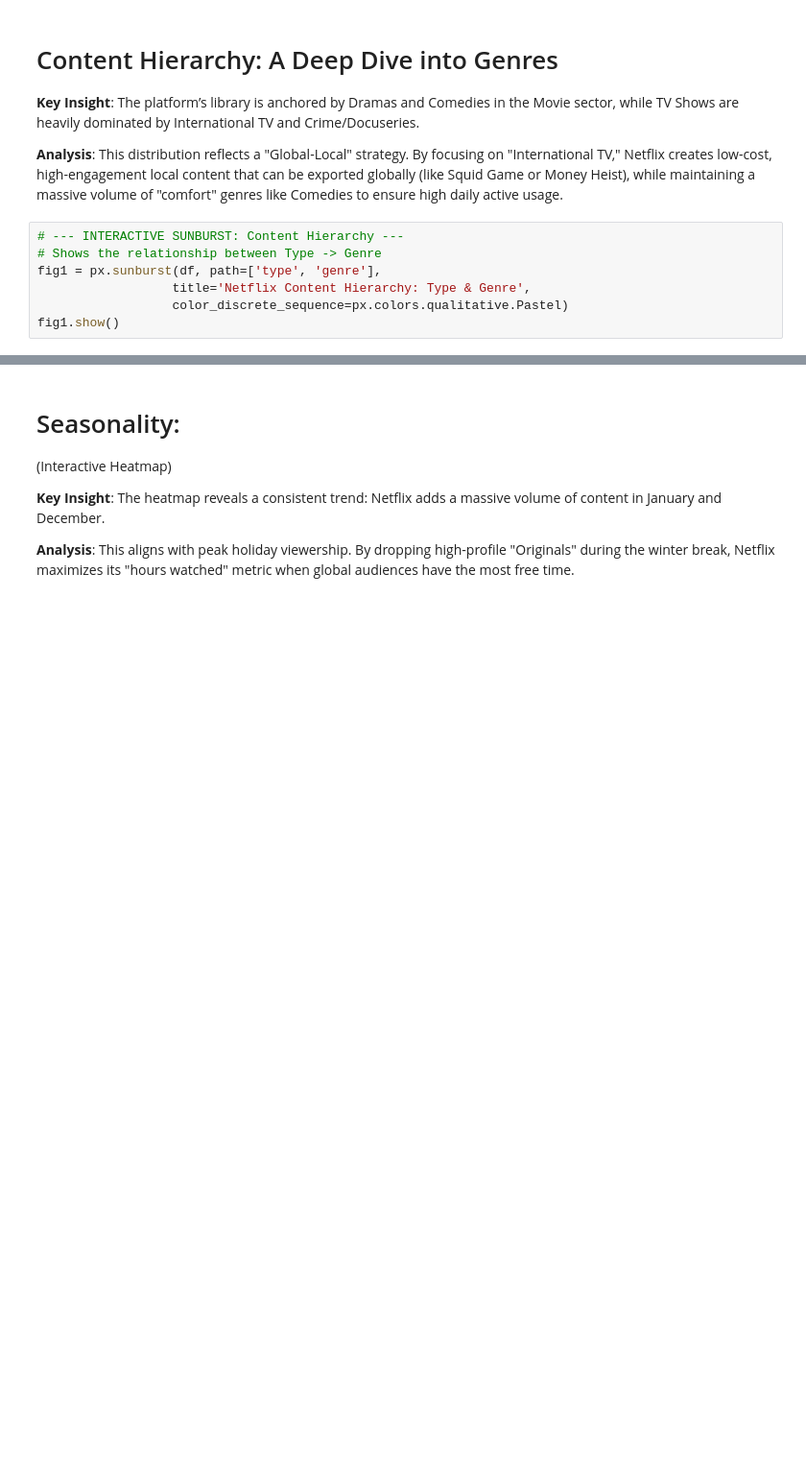
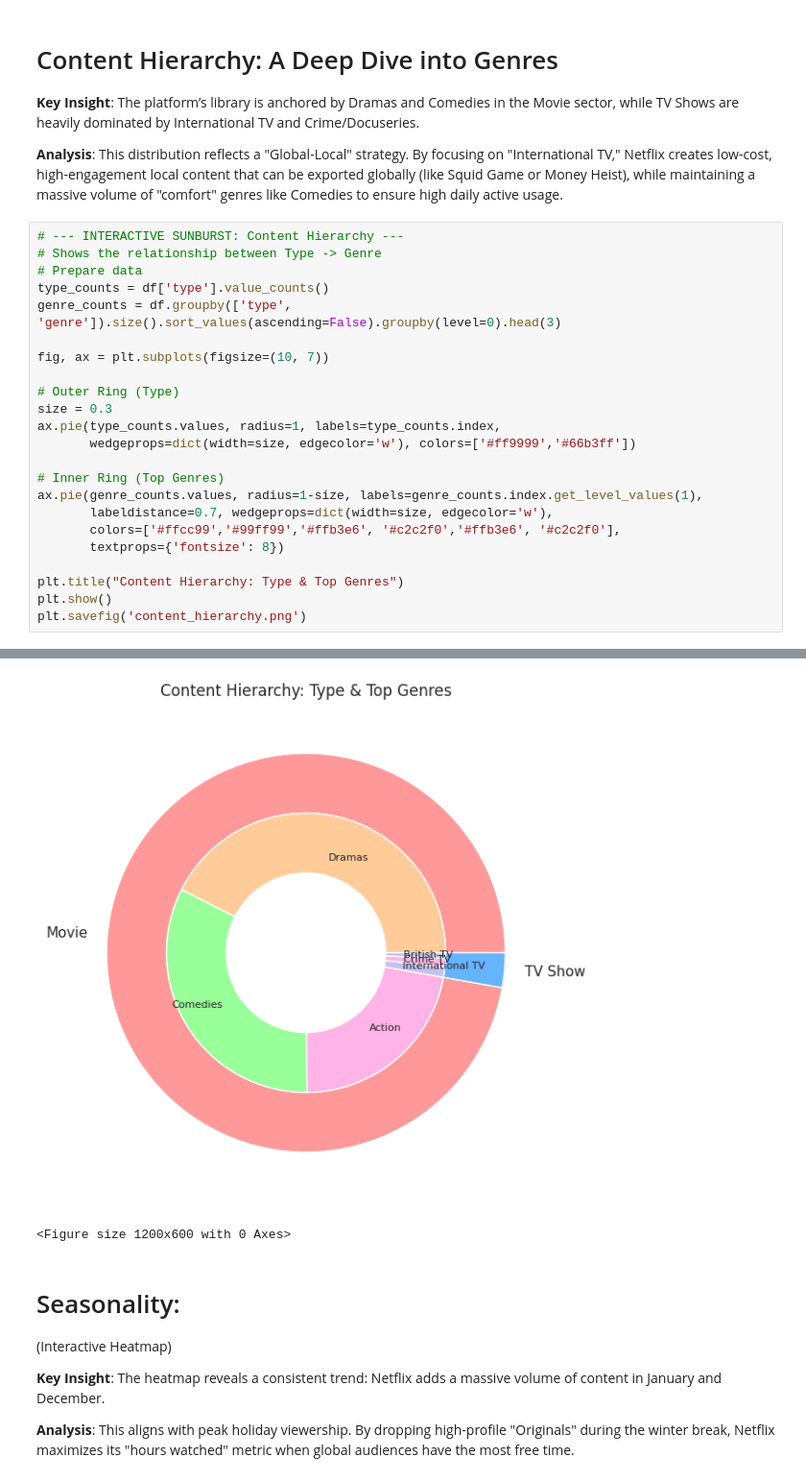
Before and after one commit to JacoboGL/Netflix-Movies-Data-Analysis, a Jupyter notebook: Netflix_Movies_Data_Exploration.ipynb, the cells around one changed output, grey strips where cells are left out. Shown at 96% size. Cells and saved outputs as stored; diff of their text form; blank space fills up the shorter version.

Commit message:
Made static charts for correct visualization in nbviewer

```diff
--- a/Netflix_Movies_Data_Exploration.ipynb
+++ b/Netflix_Movies_Data_Exploration.ipynb
@@ -147,8 +144,24 @@ Passing `palette` without assigning `hue` is deprecated and will be removed in v
 # %%
 # --- INTERACTIVE SUNBURST: Content Hierarchy ---
 # Shows the relationship between Type -> Genre
-fig1 = px.sunburst(df, path=['type', 'genre'],
-                  title='Netflix Content Hierarchy: Type & Genre',
-                  color_discrete_sequence=px.colors.qualitative.Pastel)
-fig1.show()
+# Prepare data
+type_counts = df['type'].value_counts()
+genre_counts = df.groupby(['type', 'genre']).size().sort_values(ascending=False).groupby(level=0).head(3)
+
+fig, ax = plt.subplots(figsize=(10, 7))
+
+# Outer Ring (Type)
+size = 0.3
+ax.pie(type_counts.values, radius=1, labels=type_counts.index,
+       wedgeprops=dict(width=size, edgecolor='w'), colors=['#ff9999','#66b3ff'])
+
+# Inner Ring (Top Genres)
+ax.pie(genre_counts.values, radius=1-size, labels=genre_counts.index.get_level_values(1),
+       labeldistance=0.7, wedgeprops=dict(width=size, edgecolor='w'),
+       colors=['#ffcc99','#99ff99','#ffb3e6', '#c2c2f0','#ffb3e6', '#c2c2f0'],
+       textprops={'fontsize': 8})
+
+plt.title("Content Hierarchy: Type & Top Genres")
+plt.show()
+plt.savefig('content_hierarchy.png')
 # %% [output]
@@ -156,3 +168,5 @@ fig1.show()
+[figure, added]
+<Figure size 1200x600 with 0 Axes>
 # %% [markdown]
 # Seasonality:
 
```
Also changed, not shown: parts of 7 cells of this notebook, 7 other files.
